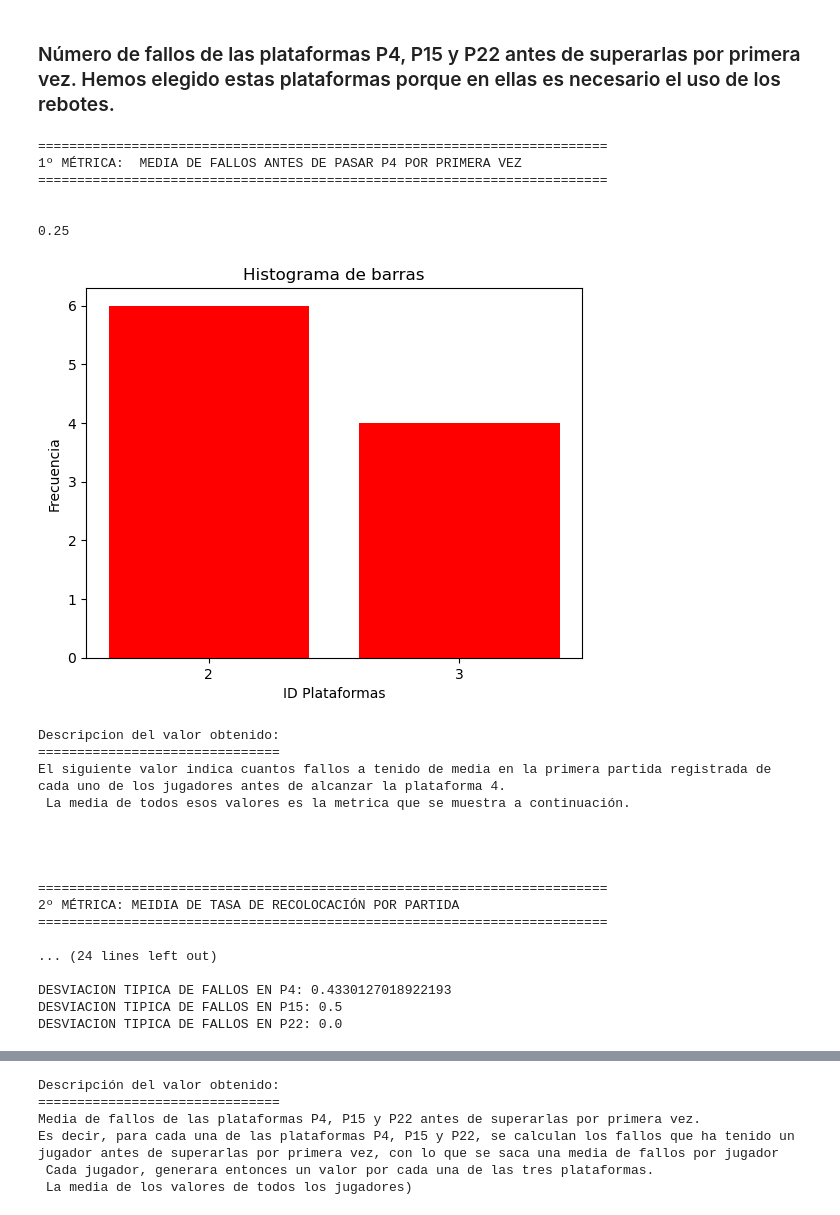
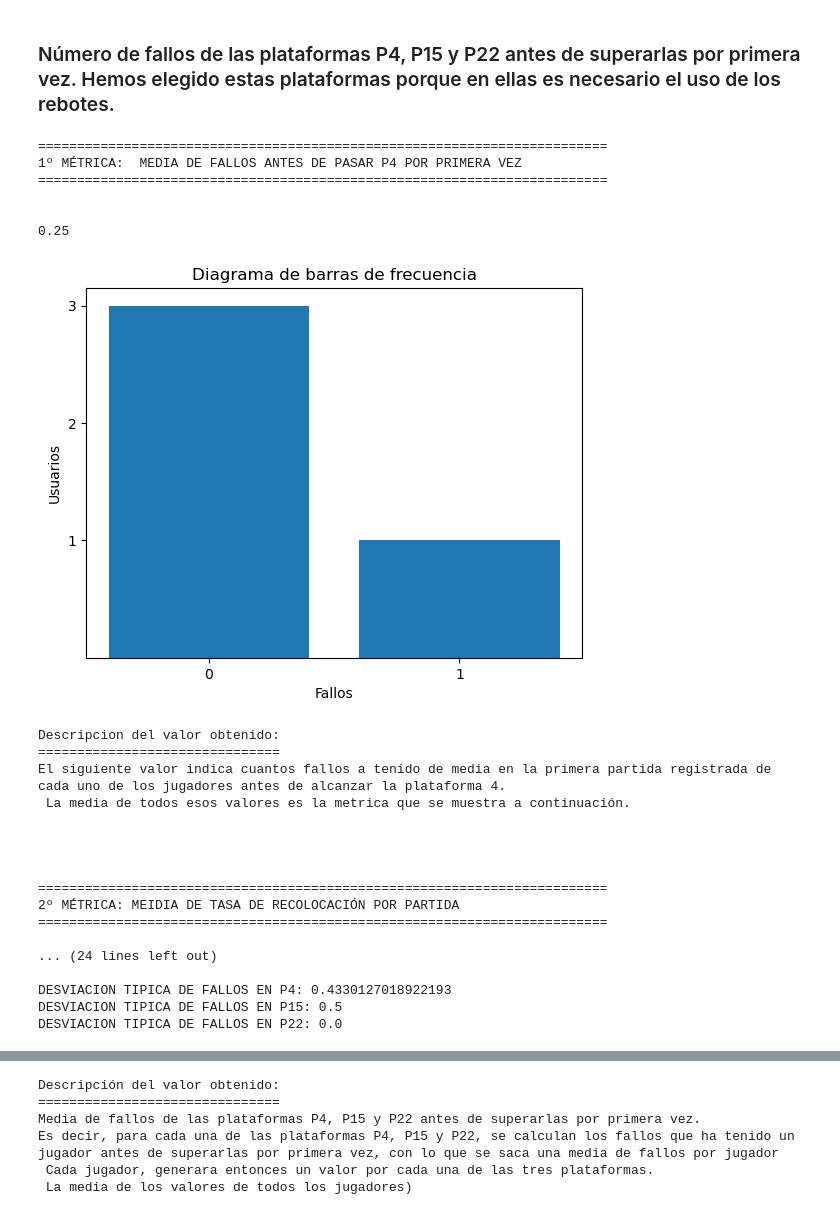
Before and after one commit to NachoDelCastillo/Usabilidad, a Jupyter notebook: Practica3/DataAnalysis/DataAnalysis.ipynb, the cells around one changed output, grey strips where cells are left out. Cells and saved outputs as stored; diff of their text form; code cells hidden in the pictures.

```diff
--- a/Practica3/DataAnalysis/DataAnalysis.ipynb
+++ b/Practica3/DataAnalysis/DataAnalysis.ipynb
@@ -40,7 +41,6 @@ def read_json():
 def FirstMetric(events):
 
     failures_before_P4 = 0
-    failed_platforms = []
     p4Passed = False
 
     game_start = None
@@ -81,7 +81,6 @@ def FirstMetric(events):
 
                 # Si hay fallo
                 if platformIdJumpEnd < platformIdJumpStart and p4Passed is False:
-                    failed_platforms.append(platformIdJumpStart)
                     failures_before_P4 += 1
 
                 # Reseteamos los eventos de saltar
@@ -100,7 +99,7 @@ def FirstMetric(events):
     if(p4Passed == False) :
         failures_before_P4=invalid
 
-    return failures_before_P4, failed_platforms
+    return failures_before_P4
 # %% [markdown]
 ### Tasa de recolocación: plataformas en las que el usuario utiliza “WASD” para moverte al menos una vez entre las plataformas pisadas superiores a P1.
 # %%
@@ -228,7 +227,7 @@ data_per_user = read_json()
 
 valid_users = 0
 total = 0
-total_failed_platforms = []
+failures_before_P4_list = []
 
 print("=========================================================================")
 print("1º MÉTRICA:  MEDIA DE FALLOS ANTES DE PASAR P4 POR PRIMERA VEZ")
@@ -236,30 +235,27 @@ print("=========================================================================
 print("\n")
 
 for user_id, events in data_per_user.items():
-    failures_before_P4, failed_platforms = FirstMetric(events)
-    if(failures_before_P4>-1):
+    failures_before_P4 = FirstMetric(events)
+    if(failures_before_P4 != invalid):
         valid_users+=1
         total += failures_before_P4
-        total_failed_platforms.append(failed_platforms)
+        failures_before_P4_list.append(failures_before_P4)
 
 mean_failures = total / (valid_users)
 print(mean_failures)
 
-all_failures = [platform for platforms in total_failed_platforms for platform in platforms]
 
-# Conteo de frecuencias de cada valor
-counts = {}
-for value in all_failures:
-    counts[value] = counts.get(value, 0) + 1
+frecuence = Counter(failures_before_P4_list)
 
-values = list(counts.keys())
-frequencies = list(counts.values())
+values = list(frecuence.keys())
+frecuencies = list(frecuence.values())
 
-plt.bar(values, frequencies, color='red')
-plt.xticks(range(min(values), max(values) + 1))
-plt.xlabel('ID Plataformas')
-plt.ylabel('Frecuencia')
-plt.title('Histograma de barras')
+plt.bar(values, frecuencies)
+plt.xticks(range(int(min(values)), int(max(values))+1))
+plt.yticks(range(int(min(frecuencies)), int(max(frecuencies))+1))
+plt.xlabel('Fallos')
+plt.ylabel('Usuarios')
+plt.title('Diagrama de barras de frecuencia')
 plt.show()
 
 print("\n")
@@ -322,7 +318,7 @@ for user_id, events in data_per_user.items():
     failures_in_rebound_platforms = ThirdMetric(events)
 
     for index, failures_in_platform in enumerate(failures_in_rebound_platforms):
-        if failures_in_platform > -1:
+        if failures_in_platform > invalid:
             total_failures_in_rebound_platforms[index] += failures_in_platform
             valid_users_per_platform[index] += 1
             array_of_lists[index].append(failures_in_platform)
@@ -336,41 +332,41 @@ for index, failures_in_platform in enumerate(total_failures_in_rebound_platforms
     mean = failures_in_platform/valid_users_per_platform[index]
     means[index] = mean
 
-    if(failures_in_platform > -1):
+    if(failures_in_platform != invalid):
         print("MEDIA DE FALLOS DE " + rebound_platforms[index] + ": " + str(mean))
 
 print("\n")
 
 for index, list_ in enumerate(array_of_lists):
     summation = 0
     for elemnt in list_:
         summation += np.square((elemnt-means[index]))
 
     div = summation/valid_users_per_platform[index]
     print("DESVIACION TIPICA DE FALLOS EN " + rebound_platforms[index] + ": " + str(np.sqrt(div)))
 
 
 plt.bar(rebound_platforms, valid_users_per_platform, color='blue')
 plt.xlabel('ID Plataformas')
 plt.ylabel('Frecuencia')
 plt.title('Jugadores que han llegado a las plataformas')
 plt.show()
 
 print("\n")
 print("Descripción del valor obtenido:")
 print("===============================")
 print("Media de fallos de las plataformas P4, P15 y P22 antes de superarlas por primera vez.")
 print("Es decir, para cada una de las plataformas P4, P15 y P22, se calculan los fallos que ha tenido un jugador antes de superarlas por primera vez, con lo que se saca una media de fallos por jugador"
     + "\n Cada jugador, generara entonces un valor por cada una de las tres plataformas."
     + "\n La media de los valores de todos los jugadores)")
 # %% [output]
 =========================================================================
 1º MÉTRICA:  MEDIA DE FALLOS ANTES DE PASAR P4 POR PRIMERA VEZ
 =========================================================================
 
 
 0.25
-[figure, old version]
+[figure, new version]
 Descripcion del valor obtenido:
 ===============================
 El siguiente valor indica cuantos fallos a tenido de media en la primera partida registrada de cada uno de los jugadores antes de alcanzar la plataforma 4.
```
Also changed, not shown: parts of 1 cell of this notebook.
